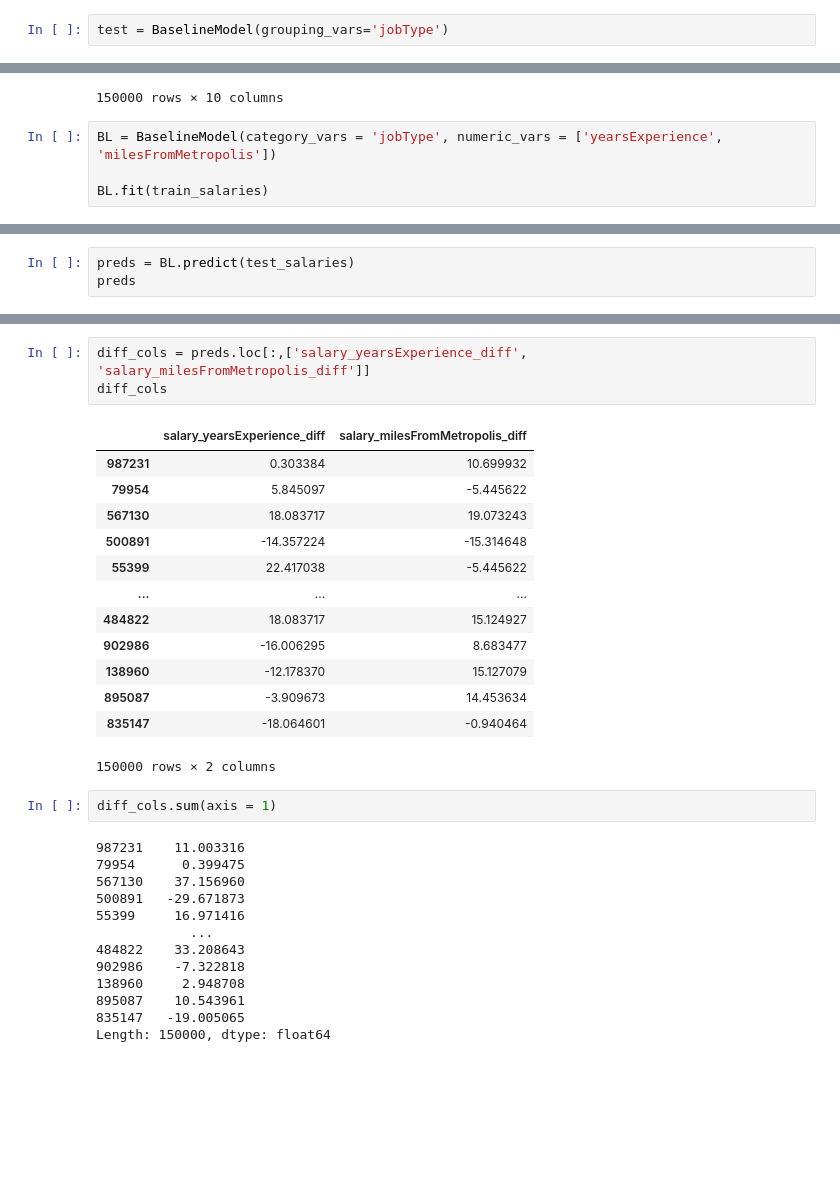
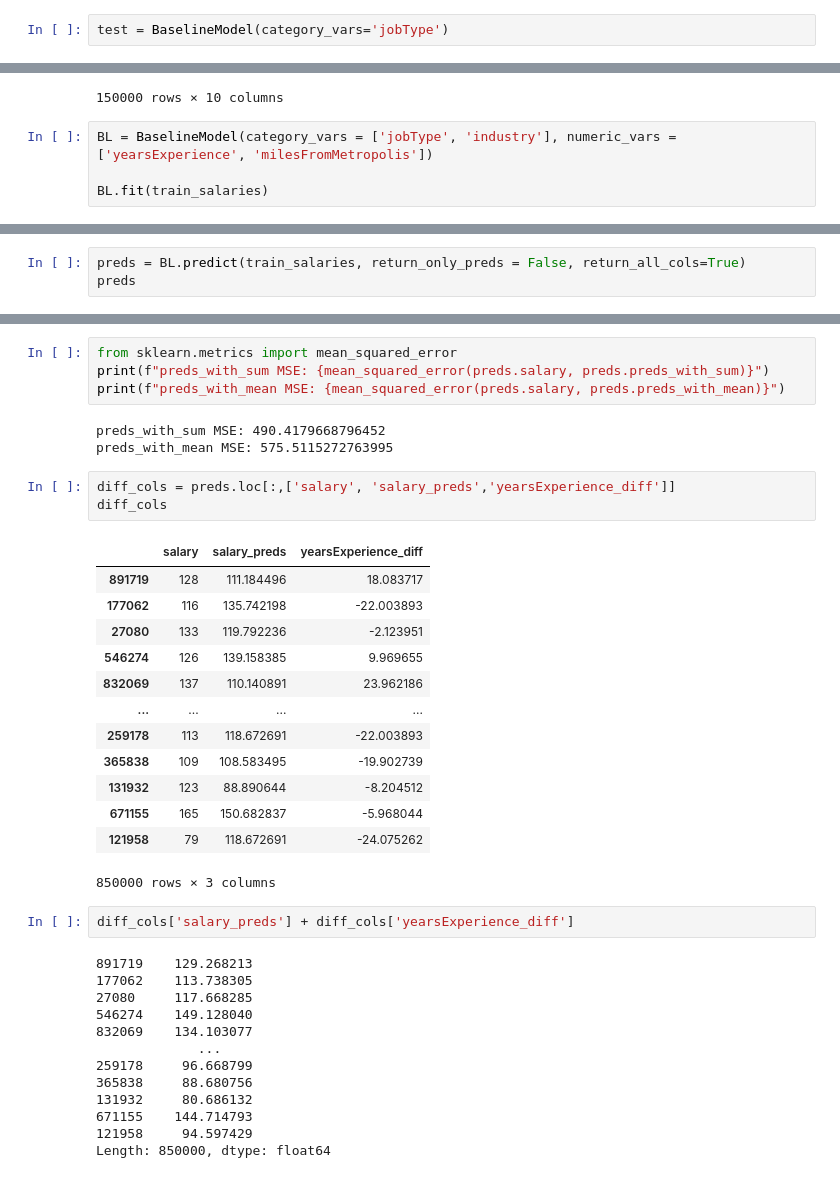
Before and after one commit to scottwiles/salary_prediction, a Jupyter notebook: notebooks/salary_prediction_baseline_model.ipynb, the cells around one changed output, grey strips where cells are left out. Cells and saved outputs as stored; diff of their text form; blank space fills up the shorter version.

Commit message:
Update baseline predictions to handle combining the numeric influence factors with mean and sum

```diff
--- a/notebooks/salary_prediction_baseline_model.ipynb
+++ b/notebooks/salary_prediction_baseline_model.ipynb
@@ -90,7 +88,7 @@ OIL       ENGINEERING CEO      187.346798
 | 546274 | JOB1362684953961 | CEO | NONE | NONE | AUTO | 17 | 65 | 126 | ... |
 | 832069 | JOB1362685239756 | JUNIOR | HIGH_SCHOOL | NONE | OIL | 24 | 26 | 137 | ... |
 # %%
-test = BaselineModel(grouping_vars='jobType')
+test = BaselineModel(category_vars='jobType')
 # %%
 test.fit(train_salaries)
 # %%
@@ -348,7 +323,7 @@ preds
 | 835147 | JOB1362685242834 | JANITOR | HIGH_SCHOOL | NONE | FINANCE | 3 | 51 | 85 | ... |
 150000 rows × 10 columns
 # %%
-BL = BaselineModel(category_vars = 'jobType', numeric_vars = ['yearsExperience', 'milesFromMetropolis'])
+BL = BaselineModel(category_vars = ['jobType', 'industry'], numeric_vars = ['yearsExperience', 'milesFromMetropolis'])
 
 BL.fit(train_salaries)
 # %%
@@ -387,5 +370,5 @@ BL.fitted_numeric_salaries
 # %%
-preds = BL.predict(test_salaries)
+preds = BL.predict(train_salaries, return_only_preds = False, return_all_cols=True)
 preds
 # %% [output]
 |  | jobId | jobType | degree | major | industry | yearsExperience | milesFromMetropolis | salary | ... |
@@ -404,32 +387,39 @@ preds
+# %%
+from sklearn.metrics import mean_squared_error
+print(f"preds_with_sum MSE: {mean_squared_error(preds.salary, preds.preds_with_sum)}")
+print(f"preds_with_mean MSE: {mean_squared_error(preds.salary, preds.preds_with_mean)}")
+# %% [output]
+preds_with_sum MSE: 490.4179668796452
+preds_with_mean MSE: 575.5115272763995
 # %%
-diff_cols = preds.loc[:,['salary_yearsExperience_diff', 'salary_milesFromMetropolis_diff']]
+diff_cols = preds.loc[:,['salary', 'salary_preds','yearsExperience_diff']]
 diff_cols
 # %% [output]
-|  | salary_yearsExperience_diff | salary_milesFromMetropolis_diff |
-| 987231 | 0.303384 | 10.699932 |
-| 79954 | 5.845097 | -5.445622 |
-| 567130 | 18.083717 | 19.073243 |
-| 500891 | -14.357224 | -15.314648 |
-| 55399 | 22.417038 | -5.445622 |
-| ... | ... | ... |
-| 484822 | 18.083717 | 15.124927 |
-| 902986 | -16.006295 | 8.683477 |
-| 138960 | -12.178370 | 15.127079 |
-| 895087 | -3.909673 | 14.453634 |
-| 835147 | -18.064601 | -0.940464 |
+|  | salary | salary_preds | yearsExperience_diff |
+| 891719 | 128 | 111.184496 | 18.083717 |
+| 177062 | 116 | 135.742198 | -22.003893 |
+| 27080 | 133 | 119.792236 | -2.123951 |
+| 546274 | 126 | 139.158385 | 9.969655 |
+| 832069 | 137 | 110.140891 | 23.962186 |
+| ... | ... | ... | ... |
+| 259178 | 113 | 118.672691 | -22.003893 |
+| 365838 | 109 | 108.583495 | -19.902739 |
+| 131932 | 123 | 88.890644 | -8.204512 |
+| 671155 | 165 | 150.682837 | -5.968044 |
+| 121958 | 79 | 118.672691 | -24.075262 |
-150000 rows × 2 columns
+850000 rows × 3 columns
-# %%
-diff_cols.sum(axis = 1)
-# %% [output]
-987231    11.003316
-79954      0.399475
-567130    37.156960
-500891   -29.671873
-55399     16.971416
-            ...
-484822    33.208643
-902986    -7.322818
-138960     2.948708
-895087    10.543961
-835147   -19.005065
-Length: 150000, dtype: float64
+# %%
+diff_cols['salary_preds'] + diff_cols['yearsExperience_diff']
+# %% [output]
+891719    129.268213
+177062    113.738305
+27080     117.668285
+546274    149.128040
+832069    134.103077
+             ...
+259178     96.668799
+365838     88.680756
+131932     80.686132
+671155    144.714793
+121958     94.597429
+Length: 850000, dtype: float64
```
Also changed, not shown: parts of 17 cells of this notebook, 1 other file.
